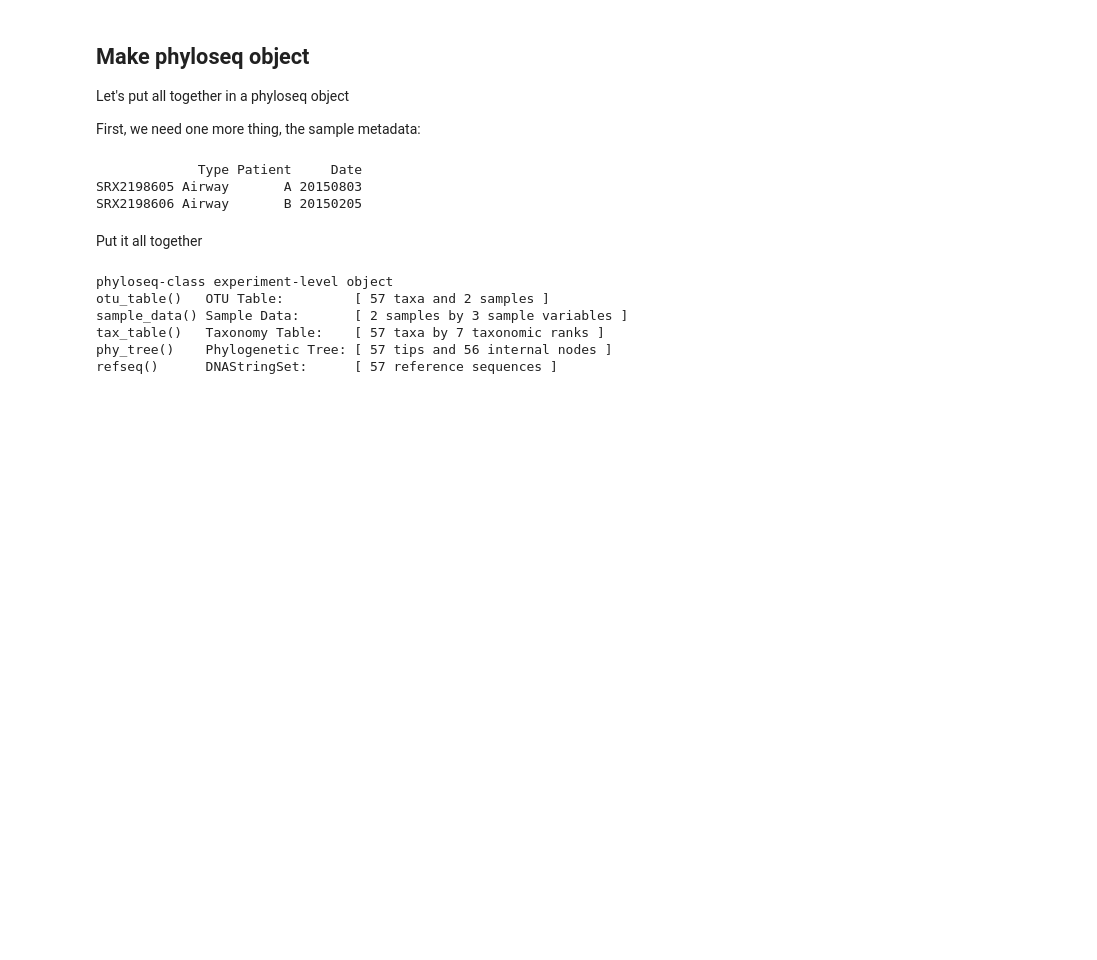
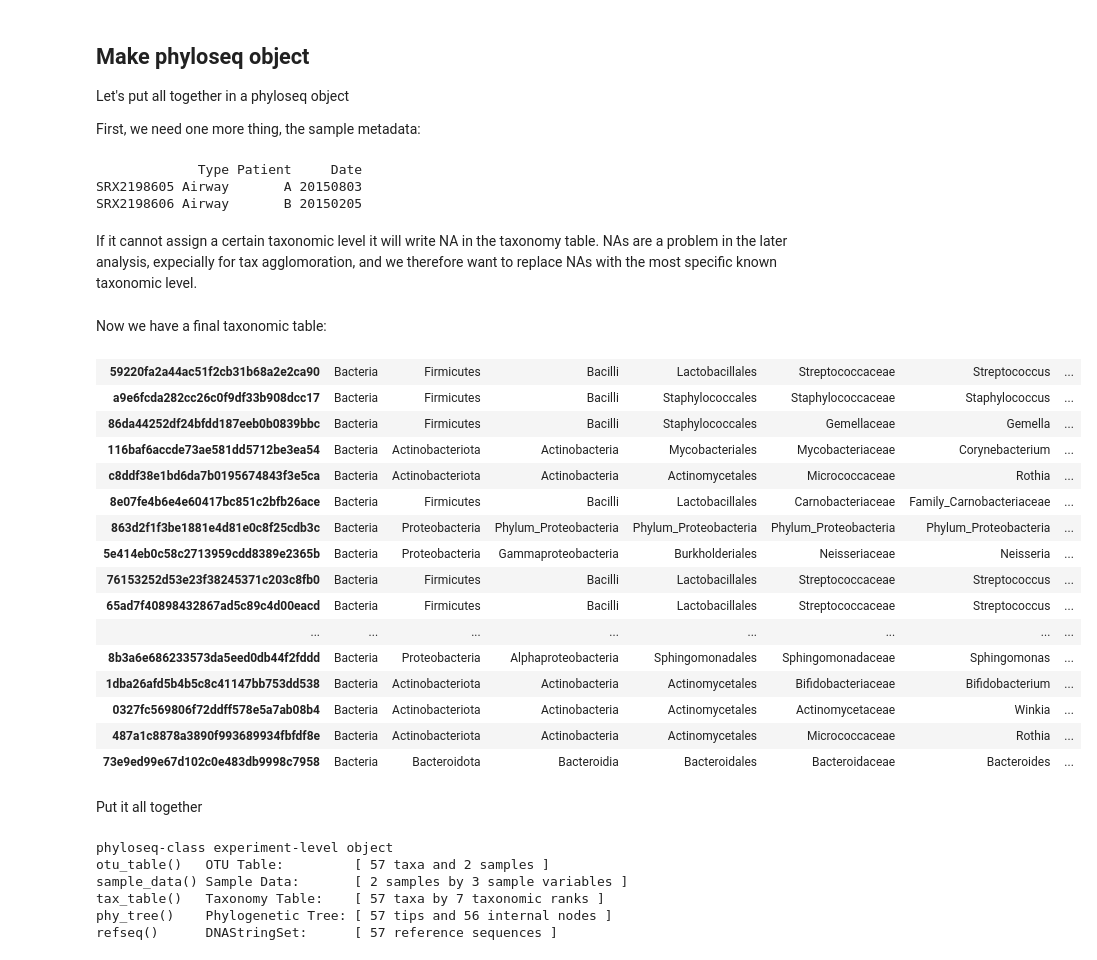
Before and after one commit to microUCPH/amplicon_data_analysis, a Jupyter notebook: ipynb/dada2.ipynb, the cells around one changed output. Drawn from its saved outputs; the diff is of its cells as text; code cells hidden in the pictures; blank space fills up the shorter version.

```diff
--- a/ipynb/dada2.ipynb
+++ b/ipynb/dada2.ipynb
@@ -353,6 +353,35 @@ print(samp)
              Type Patient     Date
 SRX2198605 Airway       A 20150803
 SRX2198606 Airway       B 20150205
+# %% [markdown]
+If it cannot assign a certain taxonomic level it will write NA in the taxonomy table. NAs are a problem in the later analysis, expecially for tax agglomoration, and we therefore want to replace NAs with the most specific known taxonomic level.
+# %%
+taxa <- t(apply(taxa, 1, function(x)
+    if(sum(is.na(x))>0){
+        c(x[!is.na(x)],
+          paste(colnames(taxa)[max(which(!is.na(x)))], rep(x[max(which(!is.na(x)))], sum(is.na(x))), sep="_"))}
+    else{x}))
+# %% [markdown]
+Now we have a final taxonomic table:
+# %%
+taxa
+# %% [output]
+| 59220fa2a44ac51f2cb31b68a2e2ca90 | Bacteria | Firmicutes | Bacilli | Lactobacillales | Streptococcaceae | Streptococcus | ... |
+| a9e6fcda282cc26c0f9df33b908dcc17 | Bacteria | Firmicutes | Bacilli | Staphylococcales | Staphylococcaceae | Staphylococcus | ... |
+| 86da44252df24bfdd187eeb0b0839bbc | Bacteria | Firmicutes | Bacilli | Staphylococcales | Gemellaceae | Gemella | ... |
+| 116baf6accde73ae581dd5712be3ea54 | Bacteria | Actinobacteriota | Actinobacteria | Mycobacteriales | Mycobacteriaceae | Corynebacterium | ... |
+| c8ddf38e1bd6da7b0195674843f3e5ca | Bacteria | Actinobacteriota | Actinobacteria | Actinomycetales | Micrococcaceae | Rothia | ... |
+| 8e07fe4b6e4e60417bc851c2bfb26ace | Bacteria | Firmicutes | Bacilli | Lactobacillales | Carnobacteriaceae | Family_Carnobacteriaceae | ... |
+| 863d2f1f3be1881e4d81e0c8f25cdb3c | Bacteria | Proteobacteria | Phylum_Proteobacteria | Phylum_Proteobacteria | Phylum_Proteobacteria | Phylum_Proteobacteria | ... |
+| 5e414eb0c58c2713959cdd8389e2365b | Bacteria | Proteobacteria | Gammaproteobacteria | Burkholderiales | Neisseriaceae | Neisseria | ... |
+| 76153252d53e23f38245371c203c8fb0 | Bacteria | Firmicutes | Bacilli | Lactobacillales | Streptococcaceae | Streptococcus | ... |
+| 65ad7f40898432867ad5c89c4d00eacd | Bacteria | Firmicutes | Bacilli | Lactobacillales | Streptococcaceae | Streptococcus | ... |
+| ... | ... | ... | ... | ... | ... | ... | ... |
+| 8b3a6e686233573da5eed0db44f2fddd | Bacteria | Proteobacteria | Alphaproteobacteria | Sphingomonadales | Sphingomonadaceae | Sphingomonas | ... |
+| 1dba26afd5b4b5c8c41147bb753dd538 | Bacteria | Actinobacteriota | Actinobacteria | Actinomycetales | Bifidobacteriaceae | Bifidobacterium | ... |
+| 0327fc569806f72ddff578e5a7ab08b4 | Bacteria | Actinobacteriota | Actinobacteria | Actinomycetales | Actinomycetaceae | Winkia | ... |
+| 487a1c8878a3890f993689934fbfdf8e | Bacteria | Actinobacteriota | Actinobacteria | Actinomycetales | Micrococcaceae | Rothia | ... |
+| 73e9ed99e67d102c0e483db9998c7958 | Bacteria | Bacteroidota | Bacteroidia | Bacteroidales | Bacteroidaceae | Bacteroides | ... |
 # %% [markdown]
 Put it all together
 # %%
```
Also changed, not shown: parts of 1 cell of this notebook, 1 other file.
